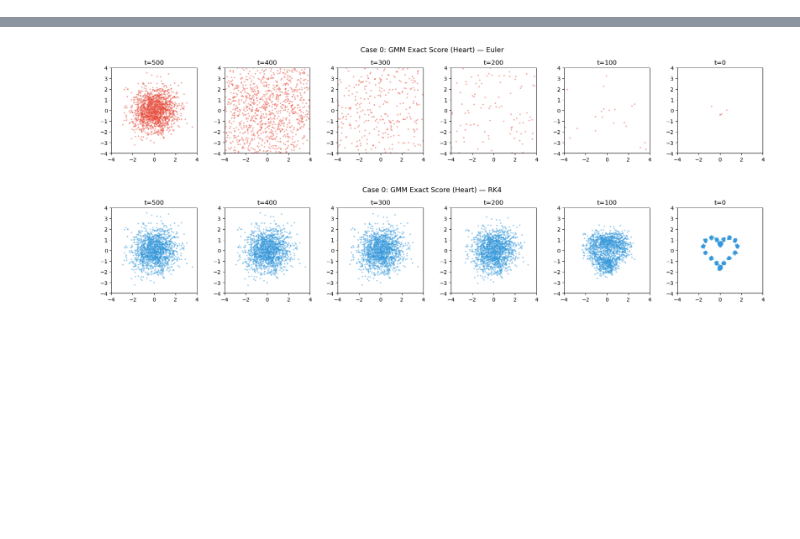
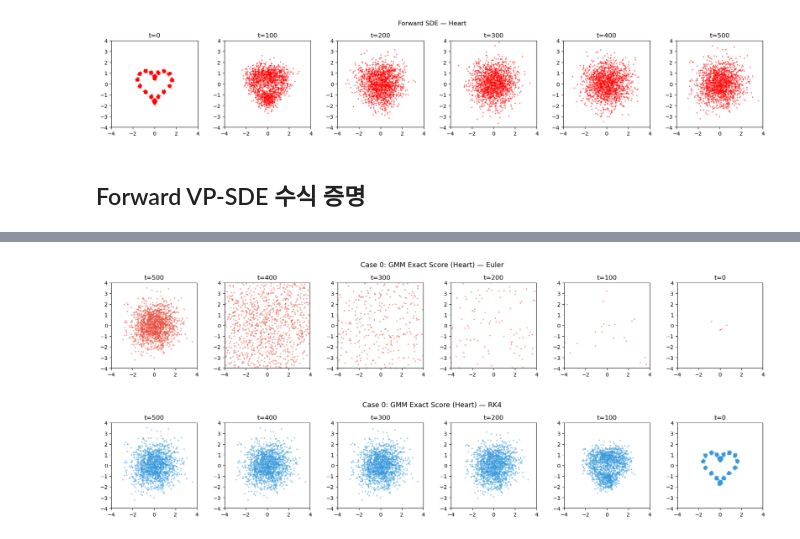
Before and after one commit to k-hyeon02/diffusion, a Jupyter notebook: reverse_test.ipynb, the cells around one changed output, grey strips where cells are left out. Cells and saved outputs as stored; diff of their text form; code cells hidden in the pictures; blank space fills up the shorter version.

```diff
--- a/reverse_test.ipynb
+++ b/reverse_test.ipynb
@@ -101,0 +81,22 @@ $$x_{t-1} = x_t + \beta_t\!\left(-\tfrac{1}{2}x_t - s(x_t,t)\right)\Delta t + \s
+# %%
+# ── Heart forward 확인 ────────────────────────────────────────────────────────
+fwd = {}
+for name, x0 in datasets.items():
+    fwd[name] = forward_sde(x0)
+
+
+fig, axes = plt.subplots(1, 6, figsize=(18, 3))
+for ax, t in zip(axes, SAVE_STEPS):
+    refs = fwd["heart"][t]
+    ax.scatter(*refs.T, s=3, alpha=0.4, c='red')
+    ax.set_title(f"t={t}")
+    ax.set_xlim(-4, 4)
+    ax.set_ylim(-4, 4)
+    ax.set_aspect("equal")
+fig.suptitle("Forward SDE — Heart", y=1.01)
+plt.tight_layout()
+plt.show()
+# %% [output]
+[figure, added]
+# %% [markdown]
+## Forward VP-SDE 수식 증명
```
Also changed, not shown: parts of 22 cells of this notebook.
